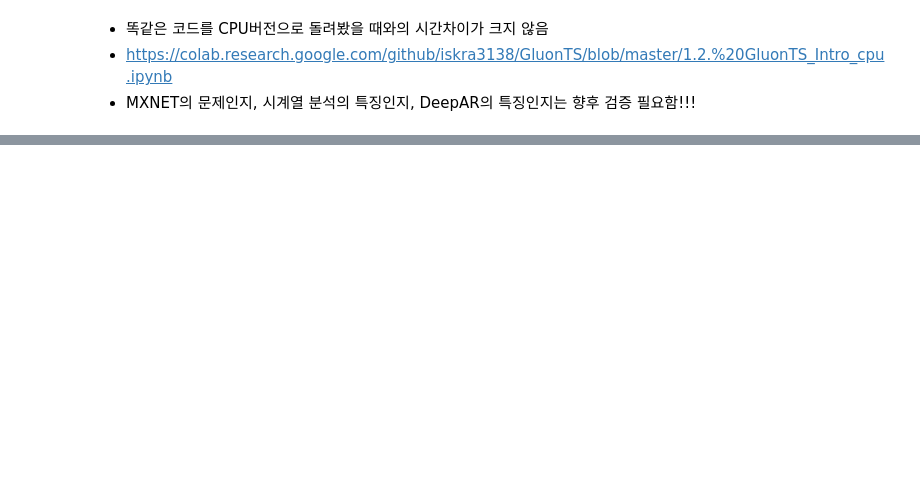
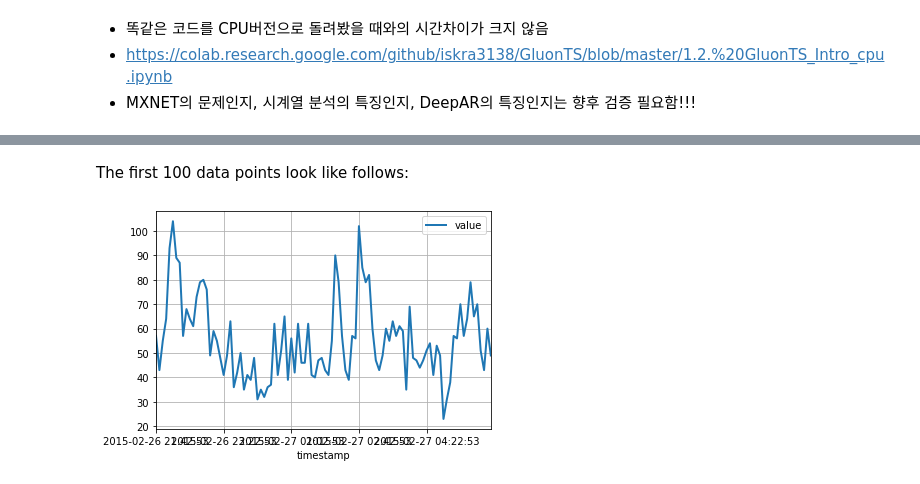
Before and after one commit to iskra3138/GluonTS, a Jupyter notebook: 1_1_GluonTS_Intro.ipynb, the cells around one changed output, grey strips where cells are left out. Cells and saved outputs as stored; diff of their text form; code cells hidden in the pictures; blank space fills up the shorter version.

```diff
--- a/1_1_GluonTS_Intro.ipynb
+++ b/1_1_GluonTS_Intro.ipynb
@@ -151,0 +157,3 @@ INFO:root:End model training
+# %%
+url = "https://raw.githubusercontent.com/numenta/NAB/master/data/realTweets/Twitter_volume_AMZN.csv"
+df = pd.read_csv(url, header=0, index_col=0)
@@ -151,0 +179,9 @@ INFO:root:End model training
+# %% [markdown]
+The first 100 data points look like follows:
+# %%
+import matplotlib.pyplot as plt
+df[:100].plot(linewidth=2)
+plt.grid(which='both')
+plt.show()
+# %% [output]
+[figure, added]
```
Also changed, not shown: parts of 25 cells of this notebook.
